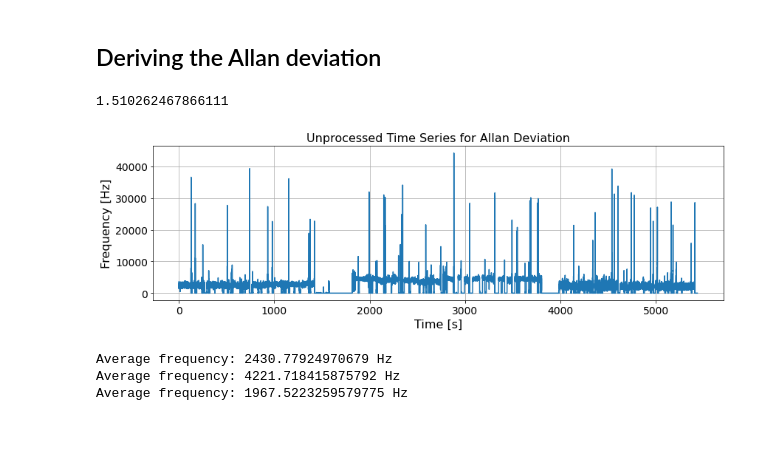
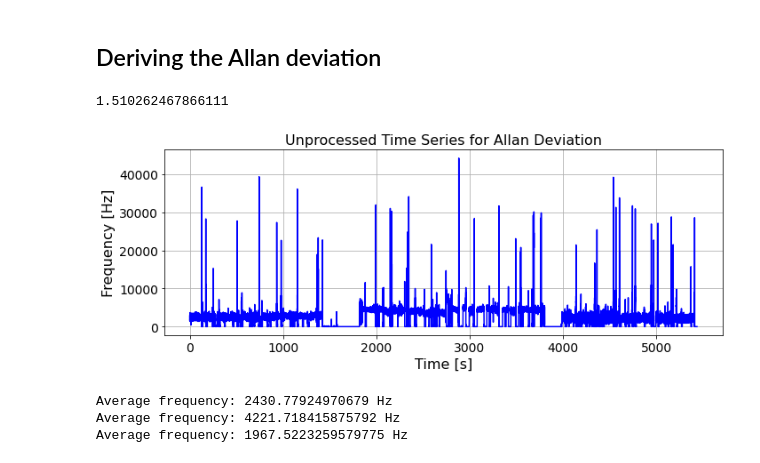
Before and after one commit to tesla1900/advanced-lab-course, a Jupyter notebook: laser_gyroscope/allan_dev_analysis.ipynb, the cells around one changed output. Drawn from its saved outputs; the diff is of its cells as text; code cells hidden in the pictures; blank space fills up the shorter version.

```diff
--- a/laser_gyroscope/allan_dev_analysis.ipynb
+++ b/laser_gyroscope/allan_dev_analysis.ipynb
@@ -19,23 +19,23 @@ data = np.genfromtxt(os.path.join(data_path, "defbuffer1_0405_161532_final.csv")
 # %%
 # plot the time series to check
 freq = data[:,0]
 time = data[:,1]
 print(time[-1] / 3600)
 
-fig, ax = plt.subplots(figsize=(12,4), tight_layout=True)
-ax.plot(time, freq)
+fig, ax = plt.subplots(figsize=(10,4), tight_layout=True)
+ax.plot(time, freq, color="b")
 ax.set_xlabel("Time [s]", fontsize=16)
 ax.set_ylabel("Frequency [Hz]", fontsize=16)
 ax.set_title("Unprocessed Time Series for Allan Deviation", fontsize=16)
 ax.grid()
 
 ax.tick_params(axis='both', which='major', labelsize=14)
 ax.tick_params(axis='both', which='minor', labelsize=14)
 
 plt.savefig(os.path.join(figure_path, "allan_ts_raw.png"), dpi=300)
 # %% [output]
 1.510262467866111
-[figure, old version]
+[figure, new version]
 # %%
 # remove places where the laser locked
 # this is where the frequency reached zero or when it spiked, which is around freq > 4000 Hz
```
Also changed, not shown: parts of 7 cells of this notebook, 14 other files.
